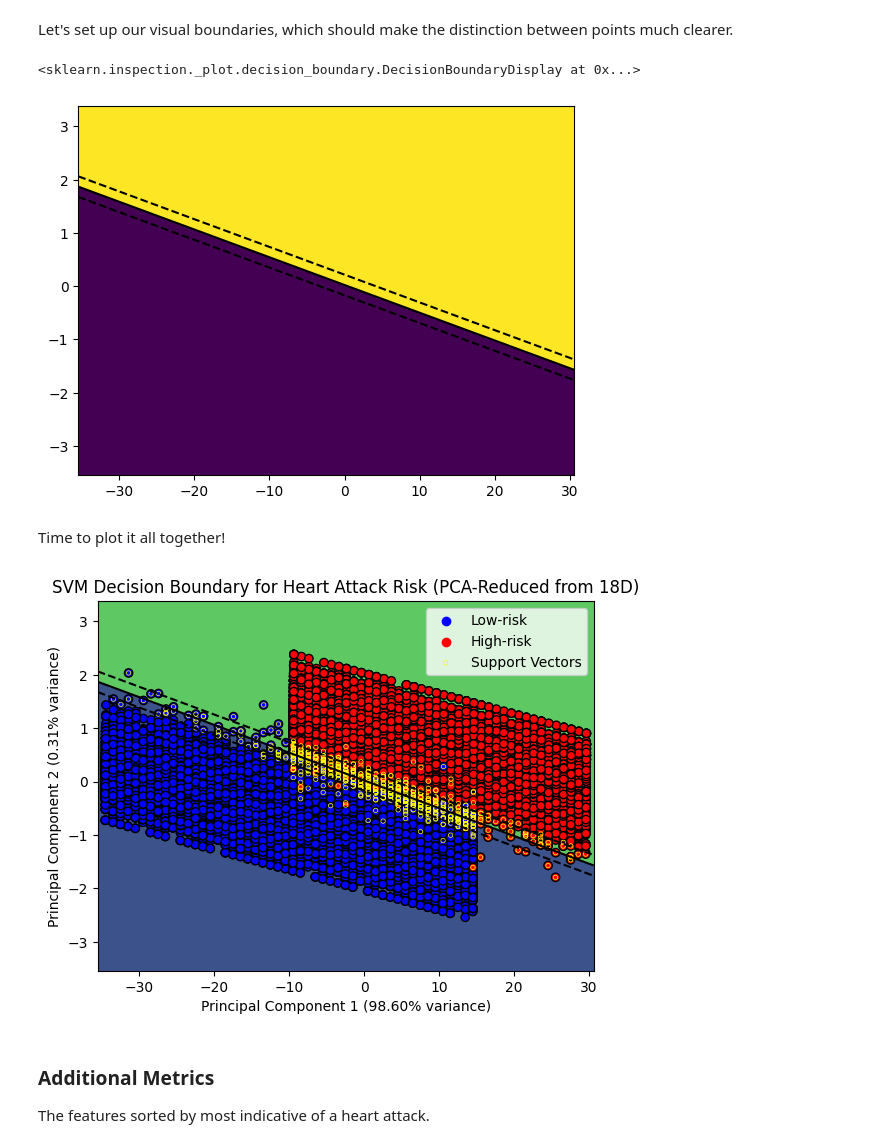
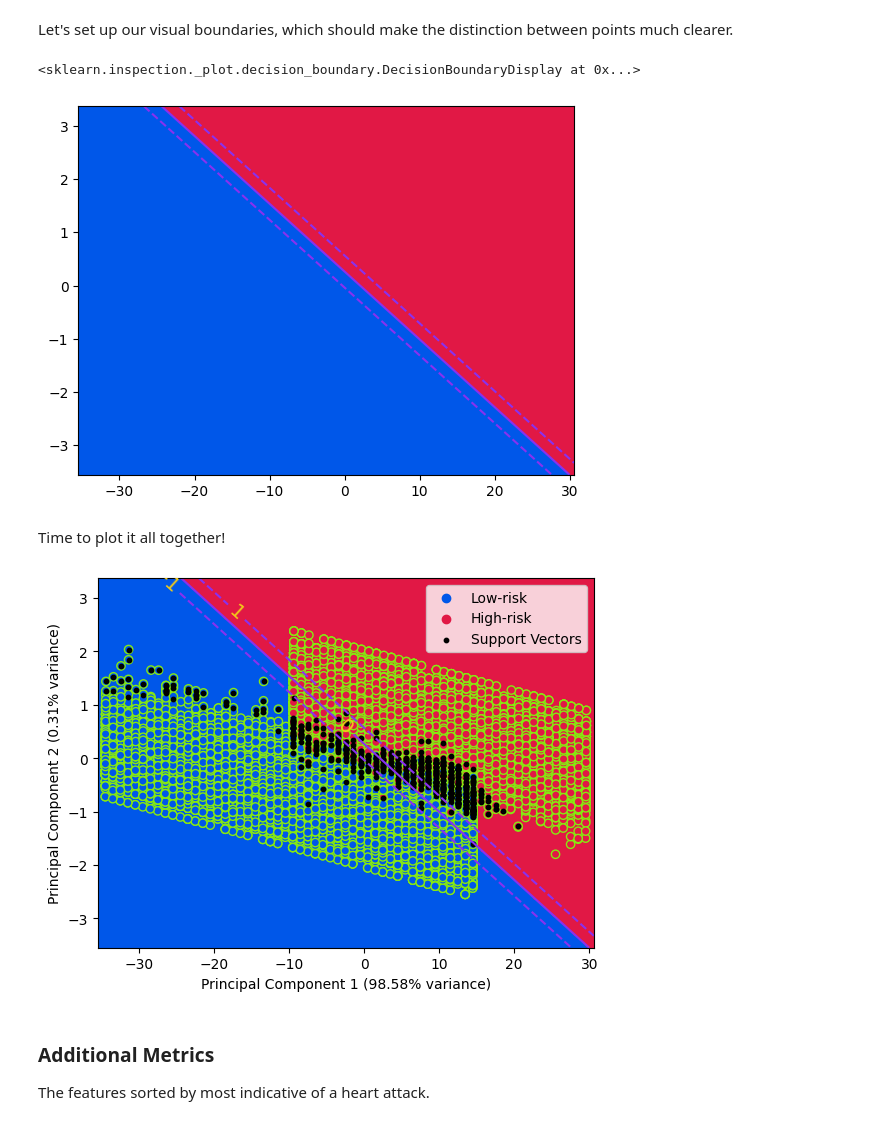
Before and after one commit to jkama4/project_ml, a Jupyter notebook: models/linear_svm.ipynb, the cells around one changed output. Cells and saved outputs as stored; diff of their text form; code cells hidden in the pictures.

```diff
--- a/models/linear_svm.ipynb
+++ b/models/linear_svm.ipynb
@@ -34,7 +28,7 @@ Set up the model and train it.
 # %%
 from sklearn.svm import SVC
 
-model: SVC = SVC(kernel="linear") # Try out different kernels
+model: SVC = SVC(kernel="linear", max_iter=5000) # Try out different kernels but, we're only interested in linear.
 
 classifier: SVC = model.fit(X=X_train, y=y_train)
 # %% [markdown]
@@ -116,55 +109,65 @@ Let's set up our visual boundaries, which should make the distinction between po
 # %%
 %matplotlib inline
 import matplotlib.pyplot as plt
 from matplotlib.figure import Figure
 from sklearn.inspection import DecisionBoundaryDisplay
 
+# ---- Styling ----
+# from matplotlib import colormaps, colors
+from matplotlib.colors import ListedColormap
+from matplotlib.contour import QuadContourSet
+# print(colormaps)
+# print(colors.cnames)
+HIGH_RISK_COLOR: str = "#E11845"
+LOW_RISK_COLOR: str = "#0057E9"
+EDGE_COLOR: str = "#87E911"
+LABEL_LINE_COLOR: str = "#8931EF"
+LABEL_TEXT_COLOR: str = "#F2CA19"
+
+split_color_map: ListedColormap = ListedColormap([LOW_RISK_COLOR, HIGH_RISK_COLOR])
+
+# ---- End Styling ----
+
 fig: Figure; ax: plt.Axes;
 
 fig, ax = plt.subplots()
 
-ax.contour(xx, yy, zz_distances, levels=[0], colors="k", linestyles="-")  # Decision boundary
-ax.contour(xx, yy, zz_distances, levels=[-1, 1], colors="k", linestyles="--")  # Margins
+ax.contour(xx, yy, zz_distances, levels=[0], colors=LABEL_LINE_COLOR, linestyles="-")  # Decision boundary
+ax.contour(xx, yy, zz_distances, levels=[-1, 1], colors=LABEL_LINE_COLOR, linestyles="--")  # Margins
 
 dbd: DecisionBoundaryDisplay = DecisionBoundaryDisplay(
     xx0=xx,
     xx1=yy,
     response=zz,
 )
 
-dbd.plot(plot_method="pcolormesh", ax=ax)
+dbd.plot(plot_method="pcolormesh", ax=ax, cmap=split_color_map)
 # %% [output]
 <sklearn.inspection._plot.decision_boundary.DecisionBoundaryDisplay at 0x...>
-[figure, old version]
+[figure, new version]
 # %% [markdown]
 Time to plot it all together!
 # %%
+plt.contourf(xx, yy, zz, cmap=split_color_map)
 
-#  Styling
-# from matplotlib import colormaps, colors
-from matplotlib.colors import ListedColormap
-# print(colormaps)
-# print(colors.cnames)
+plt.scatter(X_pca[:, 0], X_pca[:, 1], c=y_train, cmap=split_color_map, edgecolors=EDGE_COLOR)
+plt.scatter([], [], color=LOW_RISK_COLOR, label="Low-risk")
+plt.scatter([], [], color=HIGH_RISK_COLOR, label="High-risk")
 
-plt.contourf(xx, yy, zz)
+plt.scatter(support_vectors_pca[:, 0], support_vectors_pca[:, 1], facecolors="black", s=10, label="Support Vectors")
 
-plt.scatter(X_pca[:, 0], X_pca[:, 1], c=y_train, cmap=ListedColormap(["blue", "red"]), edgecolors='black')
-plt.scatter([], [], color="blue", label="Low-risk")
-plt.scatter([], [], color="red", label="High-risk")
-
-plt.scatter(support_vectors_pca[:, 0], support_vectors_pca[:, 1],
-            facecolors='none', edgecolors='yellow', linewidths=0.5, s=10, label="Support Vectors")
-
-plt.contour(xx, yy, zz_distances, levels=[0], colors="black", linestyles="-")  # Decision boundary
-plt.contour(xx, yy, zz_distances, levels=[-1, 1], colors="black", linestyles="--")  # Margins
+contourSet: QuadContourSet = plt.contour(xx, yy, zz_distances, levels=[0], colors=LABEL_LINE_COLOR, linestyles="-")  # Decision boundary
+plt.clabel(contourSet, inline=1, colors=LABEL_TEXT_COLOR, fontsize="x-large")
+contourSet = plt.contour(xx, yy, zz_distances, levels=[-1, 1], colors=LABEL_LINE_COLOR, linestyles="--")  # Margins
+plt.clabel(contourSet, inline=1, colors=LABEL_TEXT_COLOR, fontsize="x-large")
 
 plt.xlabel(f'Principal Component 1 ({explained_variance[0]:.2f}% variance)')
 plt.ylabel(f'Principal Component 2 ({explained_variance[1]:.2f}% variance)')
-plt.title('SVM Decision Boundary for Heart Attack Risk (PCA-Reduced from 18D)')
+# plt.title('SVM Decision Boundary for Heart Attack Risk (PCA-Reduced from 18D)')
 plt.legend()
 plt.show()
 # %% [output]
-[figure, old version]
+[figure, new version]
 # %% [markdown]
 ### Additional Metrics
 
```
Also changed, not shown: parts of 8 cells of this notebook, 1 other file.
